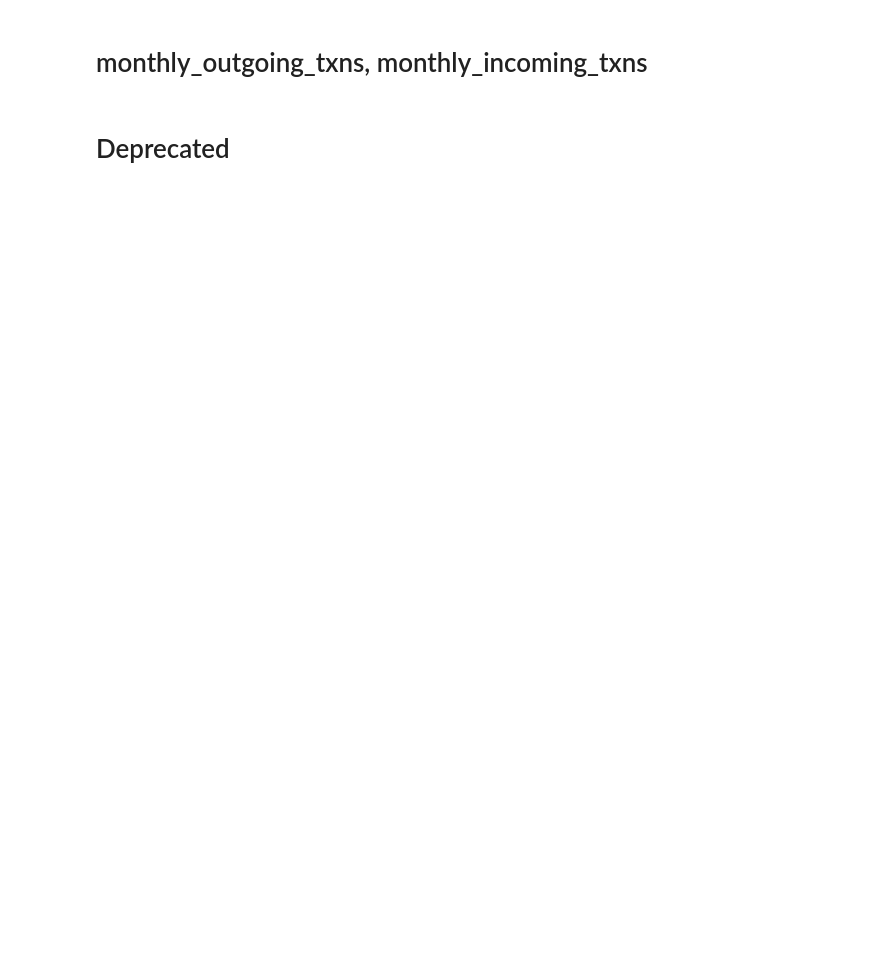
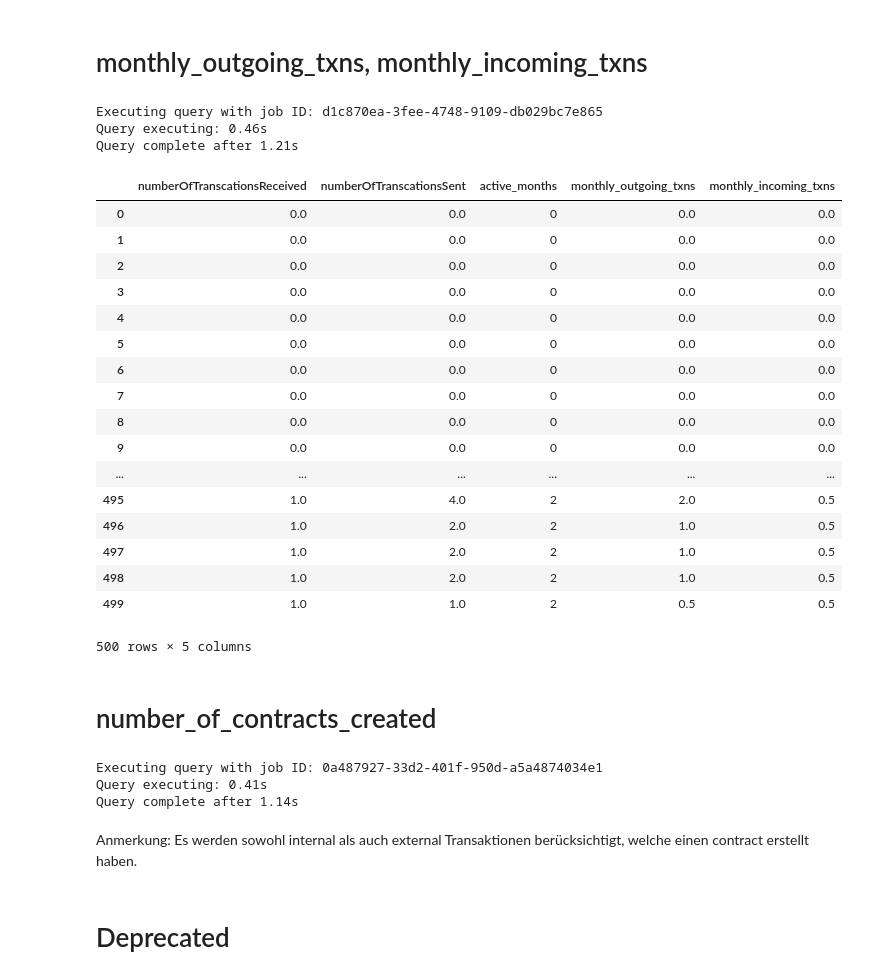
Before and after one commit to mgsgde/ethcluster, a Jupyter notebook: bigquery/feature_creation_via_standard_sql_and_bigquery.ipynb, the cells around one changed output. Cells and saved outputs as stored; diff of their text form; code cells hidden in the pictures; blank space fills up the shorter version.

Commit message:
added feature number_of_contracts_created

```diff
--- a/bigquery/feature_creation_via_standard_sql_and_bigquery.ipynb
+++ b/bigquery/feature_creation_via_standard_sql_and_bigquery.ipynb
@@ -765,14 +765,55 @@ features.to_gbq('ethereum_us.sample_features', if_exists="replace")
 # %%
 %%bigquery --project masterarbeit-245718 --verbose
 
 select
     *,
     CASE
         when active_months > 0 THEN numberOfTranscationsSent / active_months
         when active_months = 0 THEN 0
-    END as agv_tx_sent,
+    END as monthly_outgoing_txns,
     CASE
         when active_months > 0 THEN numberOfTranscationsReceived / active_months
         when active_months = 0 THEN 0
-    END as avg_wei_recd
+    END as monthly_incoming_txns
 from `ethereum_us.sample_features`
+# %% [output]
+Executing query with job ID: d1c870ea-3fee-4748-9109-db029bc7e865
+Query executing: 0.46s
+Query complete after 1.21s
+|  | numberOfTranscationsReceived | numberOfTranscationsSent | active_months | monthly_outgoing_txns | monthly_incoming_txns |
+| 0 | 0.0 | 0.0 | 0 | 0.0 | 0.0 |
+| 1 | 0.0 | 0.0 | 0 | 0.0 | 0.0 |
+| 2 | 0.0 | 0.0 | 0 | 0.0 | 0.0 |
+| 3 | 0.0 | 0.0 | 0 | 0.0 | 0.0 |
+| 4 | 0.0 | 0.0 | 0 | 0.0 | 0.0 |
+| 5 | 0.0 | 0.0 | 0 | 0.0 | 0.0 |
+| 6 | 0.0 | 0.0 | 0 | 0.0 | 0.0 |
+| 7 | 0.0 | 0.0 | 0 | 0.0 | 0.0 |
+| 8 | 0.0 | 0.0 | 0 | 0.0 | 0.0 |
+| 9 | 0.0 | 0.0 | 0 | 0.0 | 0.0 |
+| ... | ... | ... | ... | ... | ... |
+| 495 | 1.0 | 4.0 | 2 | 2.0 | 0.5 |
+| 496 | 1.0 | 2.0 | 2 | 1.0 | 0.5 |
+| 497 | 1.0 | 2.0 | 2 | 1.0 | 0.5 |
+| 498 | 1.0 | 2.0 | 2 | 1.0 | 0.5 |
+| 499 | 1.0 | 1.0 | 2 | 0.5 | 0.5 |
+500 rows × 5 columns
+# %% [markdown]
+# number_of_contracts_created
+# %%
+%%bigquery number_of_contracts_created_res_sql --project masterarbeit-245718 --verbose
+
+select
+    from_address, count(*) as number_of_contracts_created
+from `masterarbeit-245718.ethereum_us.sample_traces`
+    where
+        status = 1 and
+        trace_type = "create"
+group by from_address
+order by from_address
+# %% [output]
+Executing query with job ID: 0a487927-33d2-401f-950d-a5a4874034e1
+Query executing: 0.41s
+Query complete after 1.14s
+# %% [markdown]
+Anmerkung: Es werden sowohl internal als auch external Transaktionen berücksichtigt, welche einen contract erstellt haben.
```
Also changed, not shown: parts of 21 cells of this notebook.
